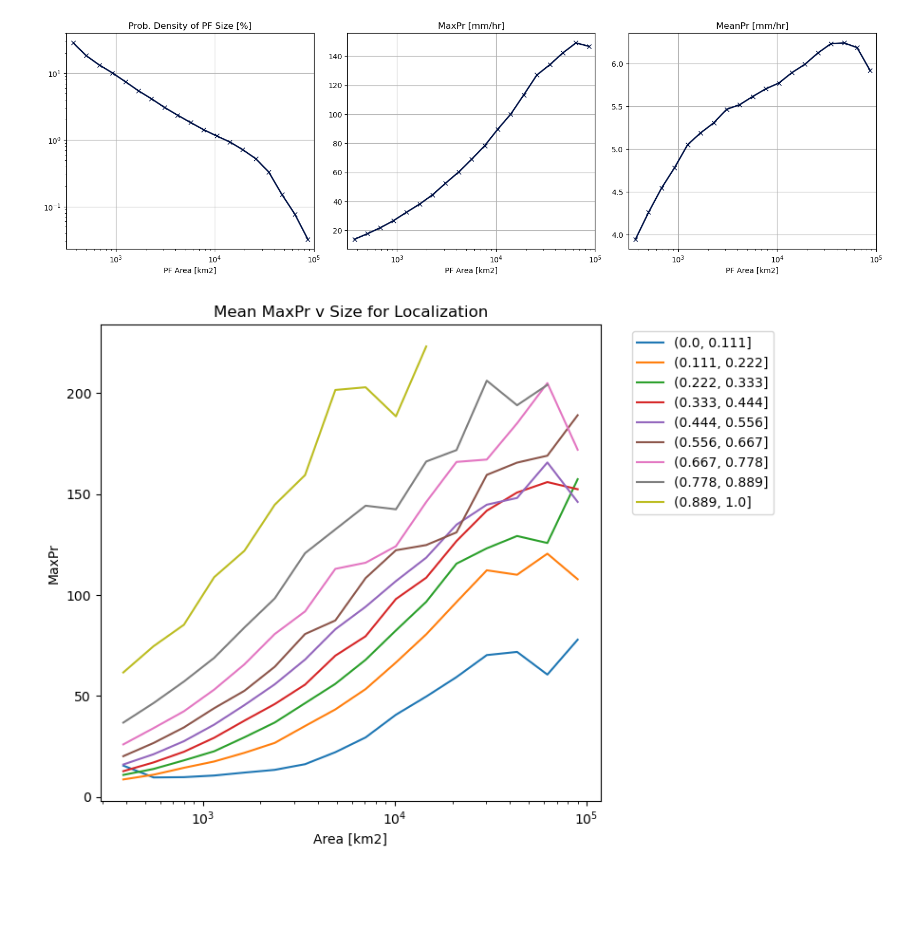
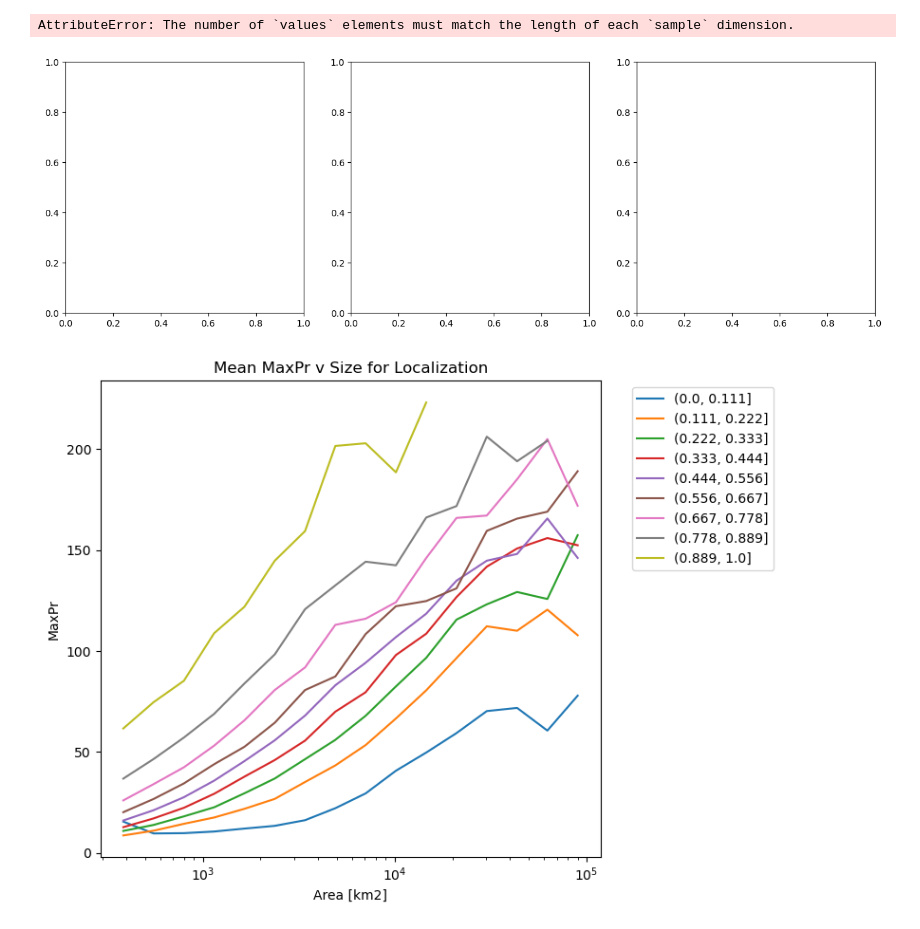
Before and after one commit to pedroanguloumana/extreme_precipitation_in_gpm, a Jupyter notebook: scratch/Complete PF Stats.ipynb, the cells around one changed output. Saved outputs shown, nothing was run; the diff lists cells and outputs as text; code cells hidden in the pictures; blank space fills up the shorter version.

```diff
--- a/scratch/Complete PF Stats.ipynb
+++ b/scratch/Complete PF Stats.ipynb
@@ -14,3 +17,32 @@ regions = [cio_region(), wmp_region()]
 df = pd.concat(
     [load_pf_stats(r) for r in regions],
 )
+# %%
+times = pd.DatetimeIndex([pd.to_datetime(t,format='%Y%m%d_%H:%M:%S') for t in  df['observation_time']])
+# %%
+df_old = df[times<=pd.to_datetime('2016-01-01')]
+
+#
+# PF sizes and MaxPr histogram and dependence
+#
+
+fig, ax = plt.subplots()
+area = df_old.num_pixels * 25
+area_bins = np.logspace(2.5, 5, 20)
+
+counts = binned_statistic(
+    area,
+    None,
+    bins=area_bins,
+    statistic='count'
+).statistic
+
+ax.plot(
+    array_midpoints(area_bins),
+    counts/counts.sum(),
+    marker='x',
+    lw=2,
+    color='xkcd:navy blue'
+)
+ax.set_title('Prob. Density of PF Size [%]')
+ax.set_xscale('log')
@@ -21,7 +55,7 @@ df = pd.concat(
 
 fig, axs = plt.subplots(ncols=3, figsize=(16,5))
 
-area = df.num_pixels * 25
+area = df_old.num_pixels * 25
 area_bins = np.logspace(2.5, 5, 20)
 
 counts = binned_statistic(
@@ -54,34 +88,35 @@ axs[0].plot(
 )
 axs[0].set_title('Prob. Density of PF Size [%]')
 axs[0].set_yscale('log')
 
 axs[1].plot(
     array_midpoints(area_bins),
     maxpr,
     marker='x',
     lw=2,
     color='xkcd:navy blue'
 )
 axs[1].set_title('MaxPr [mm/hr]')
 
 axs[2].plot(
     array_midpoints(area_bins),
     meanpr,
     marker='x',
     lw=2,
     color='xkcd:navy blue'
 )
 axs[2].set_title('MeanPr [mm/hr]')
 
 for ax in axs.ravel():
     ax.set_xlabel('PF Area [km2]')
     ax.set_xscale('log')
     ax.set_xlim(area_bins.min(), area_bins.max())
     ax.grid()
 
 fig.tight_layout(pad=1.0)
 # %% [output]
+AttributeError: The number of `values` elements must match the length of each `sample` dimension.
-[figure, old version]
+[figure, new version]
 # %%
 regions = [cio_region(), wmp_region()]
 df = pd.concat(
```
Also changed, not shown: parts of 2 cells of this notebook, 48 other files.
